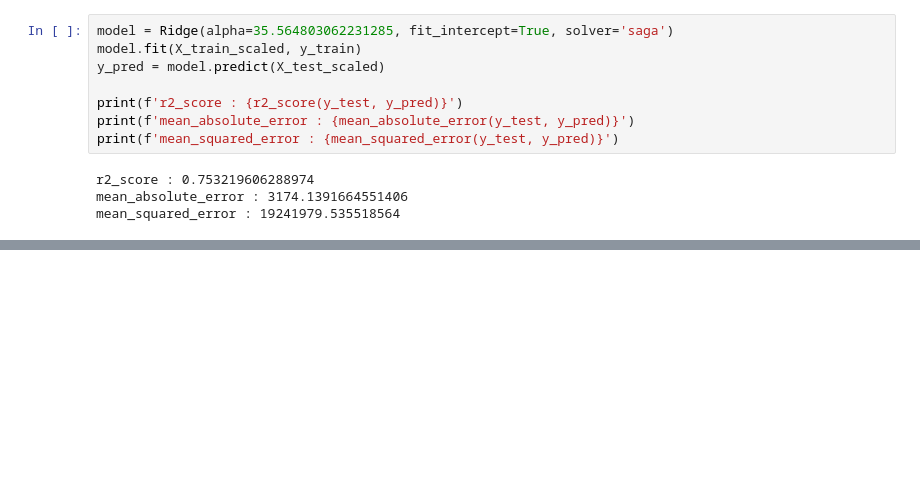
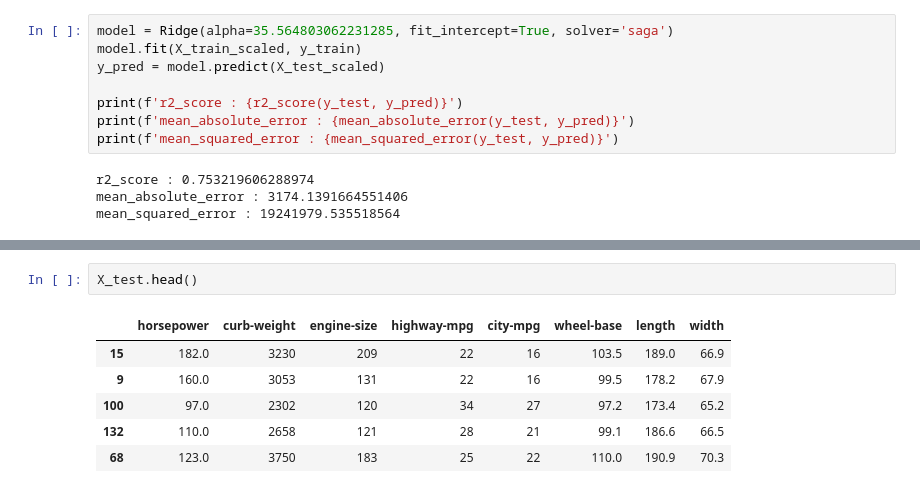
Before and after one commit to Mehta-g1/ml-classification-regression-apis, a Jupyter notebook: Notebooks/Regression/auto_price.ipynb, the cells around one changed output, grey strips where cells are left out. Drawn from its saved outputs; the diff is of its cells as text; blank space fills up the shorter version.

```diff
--- a/Notebooks/Regression/auto_price.ipynb
+++ b/Notebooks/Regression/auto_price.ipynb
@@ -485,0 +500,9 @@ mean_squared_error : 19241979.535518564
+# %%
+X_test.head()
+# %% [output]
+|  | horsepower | curb-weight | engine-size | highway-mpg | city-mpg | wheel-base | length | width |
+| 15 | 182.0 | 3230 | 209 | 22 | 16 | 103.5 | 189.0 | 66.9 |
+| 9 | 160.0 | 3053 | 131 | 22 | 16 | 99.5 | 178.2 | 67.9 |
+| 100 | 97.0 | 2302 | 120 | 34 | 27 | 97.2 | 173.4 | 65.2 |
+| 132 | 110.0 | 2658 | 121 | 28 | 21 | 99.1 | 186.6 | 66.5 |
+| 68 | 123.0 | 3750 | 183 | 25 | 22 | 110.0 | 190.9 | 70.3 |
```
Also changed, not shown: parts of 2 cells of this notebook, 3 other files.
